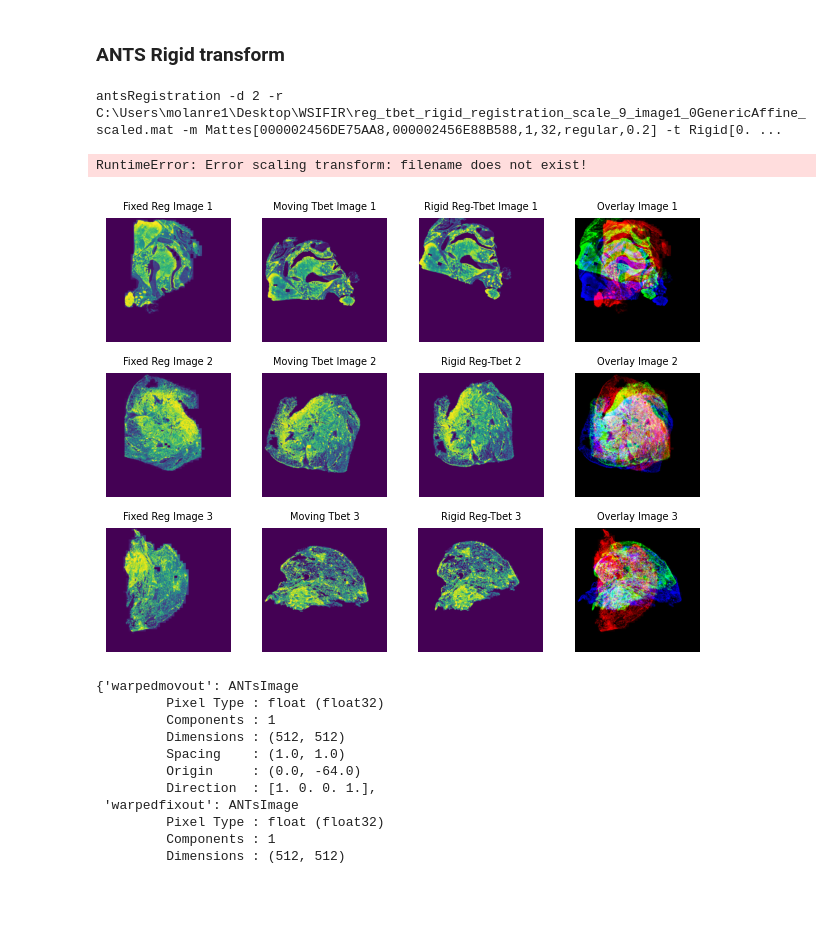
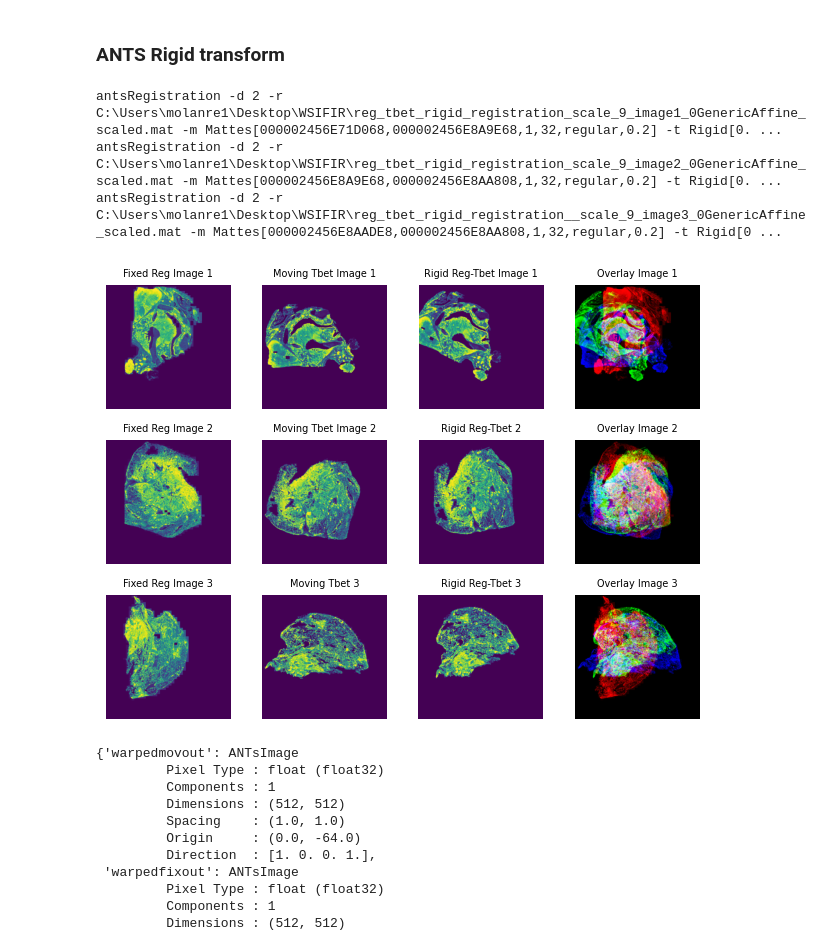
Before and after one commit to Olamiknight/WSIFIR, a Jupyter notebook: Regression_Tbet_Registration.ipynb, the cells around one changed output. Cells and saved outputs as stored; diff of their text form; code cells hidden in the pictures; blank space fills up the shorter version.

```diff
--- a/Regression_Tbet_Registration.ipynb
+++ b/Regression_Tbet_Registration.ipynb
@@ -1064,7 +1064,6 @@ rigid_transformed_image_1_res_7 = ants.apply_transforms(
     moving=tbet_image_cropped_ants_4_padded,
     transformlist=rigid_result_1_res_7['fwdtransforms']
 )
-
 
 # Apply the scaling factors to the transformations
 scaled_transform_mat_2 = scale_transform(
@@ -1092,7 +1091,7 @@ rigid_transformed_image_2_res_7 = ants.apply_transforms(
 
 # Apply the scaling factors to the transformations
 scaled_transform_mat_3 = scale_transform(
-    'C:\\Users\\molanre1\\Desktop\\WSIFIR\\reg_tbet_rigid_registration_scale_9_image3_0GenericAffine.mat',
+    'C:\\Users\\molanre1\\Desktop\\WSIFIR\\reg_tbet_rigid_registration__scale_9_image3_0GenericAffine.mat',
     scaling_factor_3
 )# Perform rigid registration first on the third image
 
@@ -1113,8 +1112,9 @@ rigid_transformed_image_3_res_7 = ants.apply_transforms(
     transformlist=rigid_result_3_res_7['fwdtransforms']
 )
 # %% [output]
-antsRegistration -d 2 -r C:\Users\molanre1\Desktop\WSIFIR\reg_tbet_rigid_registration_scale_9_image1_0GenericAffine_scaled.mat -m Mattes[000002456DE75AA8,000002456E88B588,1,32,regular,0.2] -t Rigid[0. ...
+antsRegistration -d 2 -r C:\Users\molanre1\Desktop\WSIFIR\reg_tbet_rigid_registration_scale_9_image1_0GenericAffine_scaled.mat -m Mattes[000002456E71D068,000002456E8A9E68,1,32,regular,0.2] -t Rigid[0. ...
+antsRegistration -d 2 -r C:\Users\molanre1\Desktop\WSIFIR\reg_tbet_rigid_registration_scale_9_image2_0GenericAffine_scaled.mat -m Mattes[000002456E8A9E68,000002456E8AA808,1,32,regular,0.2] -t Rigid[0. ...
+antsRegistration -d 2 -r C:\Users\molanre1\Desktop\WSIFIR\reg_tbet_rigid_registration__scale_9_image3_0GenericAffine_scaled.mat -m Mattes[000002456E8AADE8,000002456E8AA808,1,32,regular,0.2] -t Rigid[0 ...
-RuntimeError: Error scaling transform: filename does not exist!
 # %%
 # Visualize the results
 plt.subplot(3,4,1)
@@ -1130,7 +1130,7 @@ plt.title('Moving Tbet Image 1',fontsize=7)
 plt.axis('off')
 
 plt.subplot(3,4,3)
-registered_4 = exposure.equalize_hist(rigid_transformed_image_4.numpy())
+registered_4 = exposure.equalize_hist(rigid_transformed_image_1_res_7.numpy())
 plt.imshow(registered_4)
 plt.title('Rigid Reg-Tbet Image 1',fontsize=7)
 plt.axis('off')
@@ -1160,7 +1160,7 @@ plt.title('Moving Tbet Image 2', fontsize=7)
 plt.axis('off')
 
 plt.subplot(3,4,7)
-registered_5 = exposure.equalize_hist(rigid_transformed_image_5.numpy())
+registered_5 = exposure.equalize_hist(rigid_transformed_image_2_res_7.numpy())
 plt.imshow(registered_5)
 plt.title('Rigid Reg-Tbet 2',fontsize=7)
 plt.axis('off')
@@ -1183,35 +1183,35 @@ plt.imshow(fixed_6)
 plt.title('Fixed Reg Image 3',fontsize=7)
 plt.axis('off')
 
 plt.subplot(3,4,10)
 moving_6 = exposure.equalize_hist(tbet_image_cropped_ants_6_padded.numpy())
 plt.imshow(moving_6)
 plt.title('Moving Tbet 3',fontsize=7)
 plt.axis('off')
 
 plt.subplot(3,4,11)
-registered_6 = exposure.equalize_hist(rigid_transformed_image_6.numpy())
+registered_6 = exposure.equalize_hist(rigid_transformed_image_3_res_7.numpy())
 plt.imshow(registered_6)
 plt.title('Rigid Reg-Tbet 3',fontsize=7)
 plt.axis('off')
 
 
 # Normalize the images to [0, 1] for proper overlay visualization
 fixed_6_normalized = (fixed_6 - fixed_6.min()) / (fixed_6.max() - fixed_6.min())
 registered_6_normalized = (registered_6 - registered_6.min()) / (registered_6.max() - registered_6.min())
 moving_6_normalized = (moving_6 - moving_6.min()) / (moving_6.max() - moving_6.min())
 
 #Overlay for the third image
 plt.subplot(3,4,12)
 overlay_6 = np.stack([fixed_6_normalized, registered_6_normalized, moving_6_normalized], axis=-1)  # Red for fixed, Blue for moving. Green for registered
 plt.imshow(overlay_6)
 plt.title('Overlay Image 3', fontsize=7)
 plt.axis('off')
 
 plt.tight_layout()
 plt.show()
 # %% [output]
-[figure, old version]
+[figure, new version]
 # %%
 #View image metadata
 rigid_result_4
```
